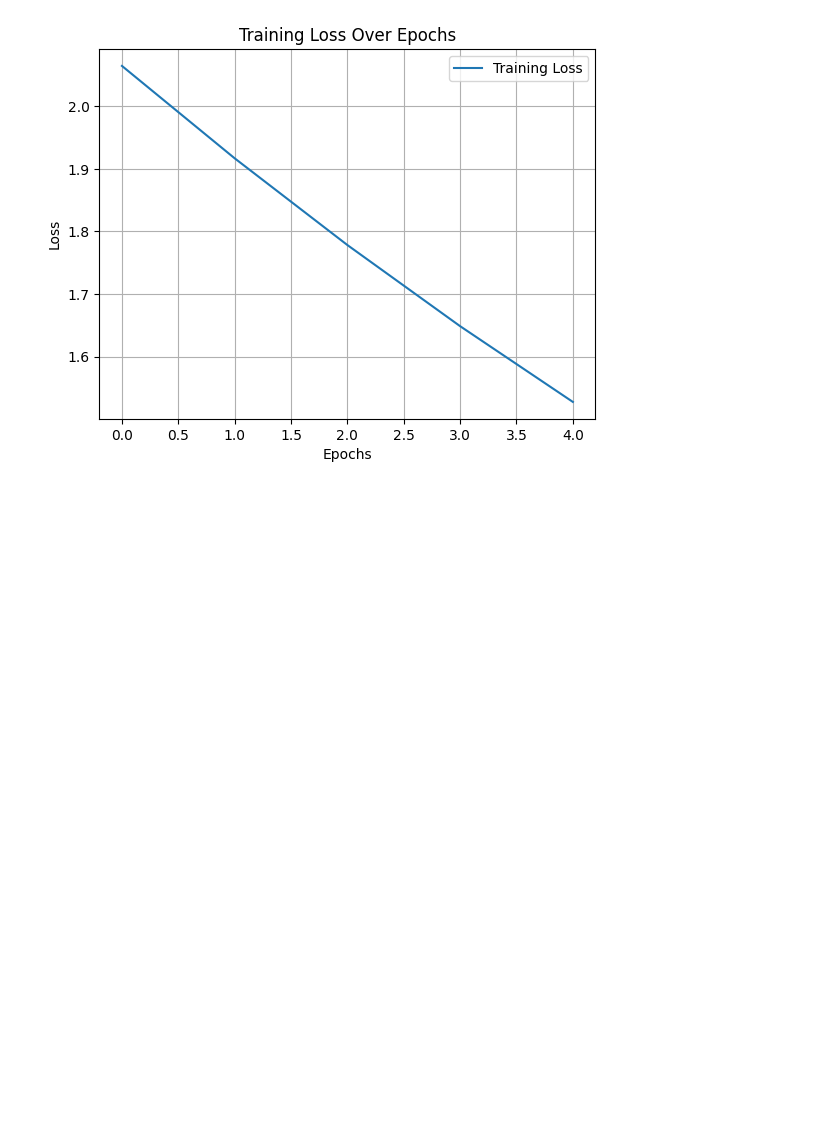
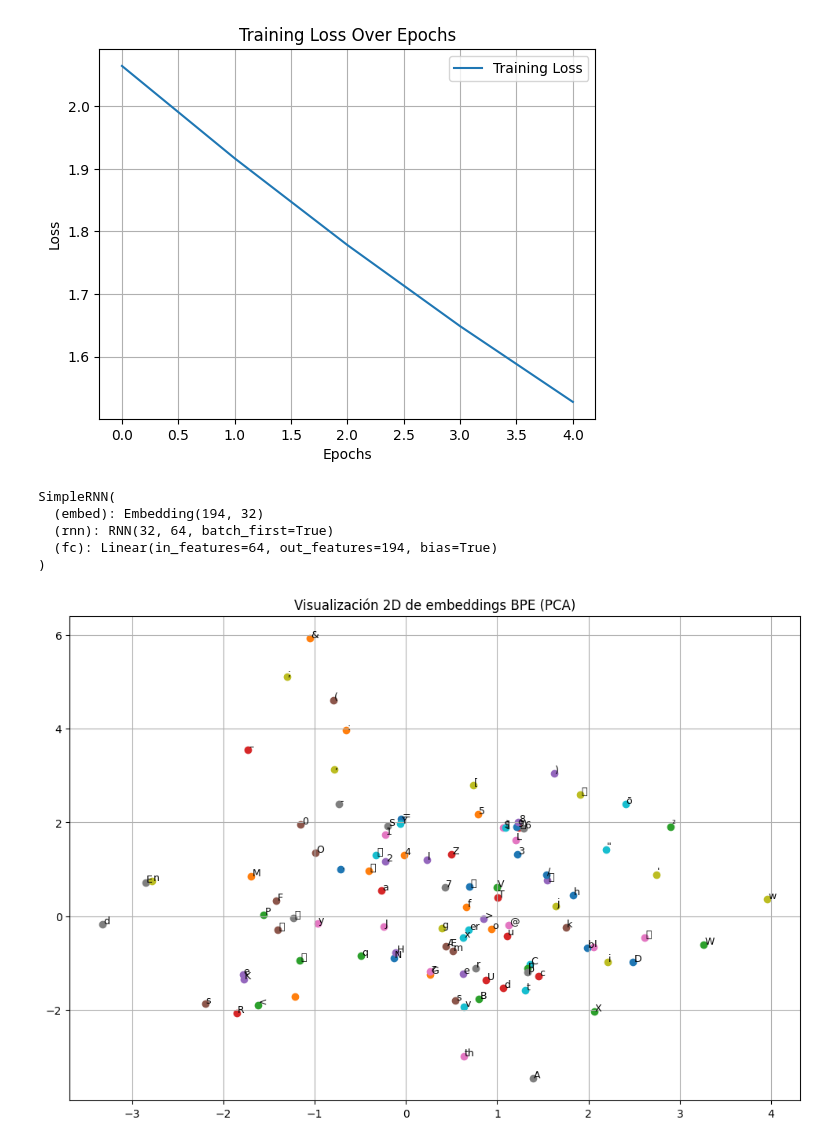
Before and after one commit to GabrielaC01/nlp-proyecto02, a Jupyter notebook: notebooks/04_visualization.ipynb, the cells around one changed output. Cells and saved outputs as stored; diff of their text form; code cells hidden in the pictures; blank space fills up the shorter version.

Commit message:
feat: visualización de embeddings con PCA y t-SNE

```diff
--- a/notebooks/04_visualization.ipynb
+++ b/notebooks/04_visualization.ipynb
@@ -31,0 +24,50 @@ with open("vocabulario.pkl", "rb") as f:
+# %%
+# 1. Cargar el vocabulario
+with open("vocabulario.pkl", "rb") as f:
+    vocabulario = pickle.load(f)
+
+vocab_size = len(vocabulario)
+
+# 2. Definir el modelo (igual que en notebook 3)
+class SimpleRNN(torch.nn.Module):
+    def __init__(self, vocab_size, embed_size, hidden_size):
+        super(SimpleRNN, self).__init__()
+        self.embed = torch.nn.Embedding(vocab_size, embed_size)
+        self.rnn = torch.nn.RNN(embed_size, hidden_size, batch_first=True)
+        self.fc = torch.nn.Linear(hidden_size, vocab_size)
+
+    def forward(self, x):
+        x = self.embed(x)
+        out, _ = self.rnn(x)
+        out = self.fc(out)
+        return out
+
+# 3. Cargar el modelo ya entrenado
+model = SimpleRNN(vocab_size=vocab_size, embed_size=32, hidden_size=64)
+model.load_state_dict(torch.load("modelo_rnn_2.pth"))
+model.eval()
+# %% [output]
+SimpleRNN(
+  (embed): Embedding(194, 32)
+  (rnn): RNN(32, 64, batch_first=True)
+  (fc): Linear(in_features=64, out_features=194, bias=True)
+)
+# %%
+# 4. Extraer embeddings desde la capa de embedding
+embedding_weights = model.embed.weight.detach().numpy()  # shape: (vocab_size, embed_size)
+# %%
+# 5. Visualización con PCA
+pca = PCA(n_components=2)
+embeddings_pca = pca.fit_transform(embedding_weights)
+
+num_tokens = 100  # ajusta según lo que quieras mostrar
+plt.figure(figsize=(12, 8))
+for i in range(min(num_tokens, len(vocabulario))):
+    x, y = embeddings_pca[i]
+    plt.scatter(x, y)
+    plt.text(x + 0.01, y + 0.01, vocabulario[i], fontsize=9)
+plt.title("Visualización 2D de embeddings BPE (PCA)")
+plt.grid(True)
+plt.show()
+# %% [output]
+[figure, added]
```
Also changed, not shown: parts of 3 cells of this notebook.
